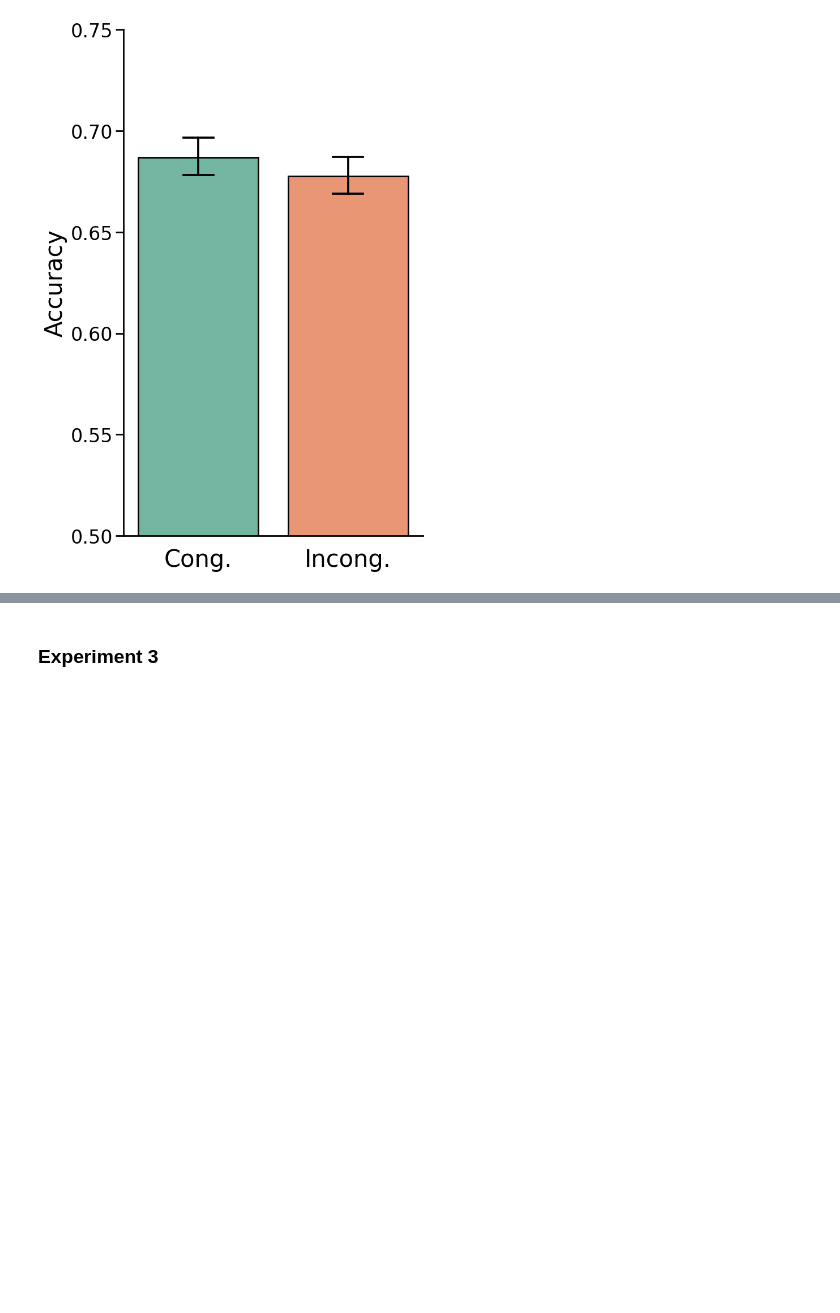
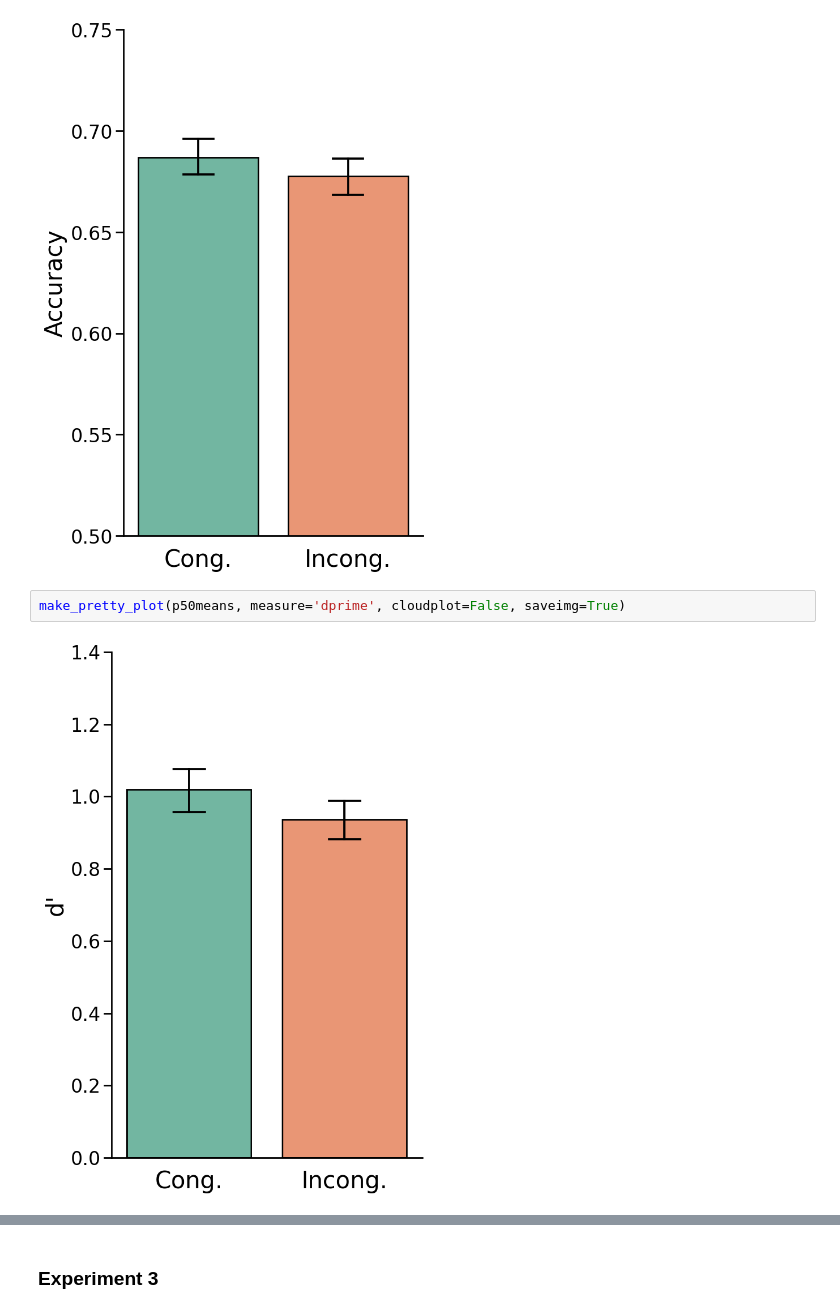
Before and after one commit to GAldegheri/scenecontext-zoom, a Jupyter notebook: analysis/ReadData.ipynb, the cells around one changed output, grey strips where cells are left out. Drawn from its saved outputs; the diff is of its cells as text; blank space fills up the shorter version.

```diff
--- a/analysis/ReadData.ipynb
+++ b/analysis/ReadData.ipynb
@@ -150,3 +190,7 @@ pg.ttest(p50means[p50means['expected']==1].criterion,
 make_pretty_plot(p50means, measure='hit', cloudplot=False, saveimg=True)
 # %% [output]
 [figure]
+# %%
+make_pretty_plot(p50means, measure='dprime', cloudplot=False, saveimg=True)
+# %% [output]
+[figure, added]
```
Also changed, not shown: parts of 78 cells of this notebook, 2 other files.
